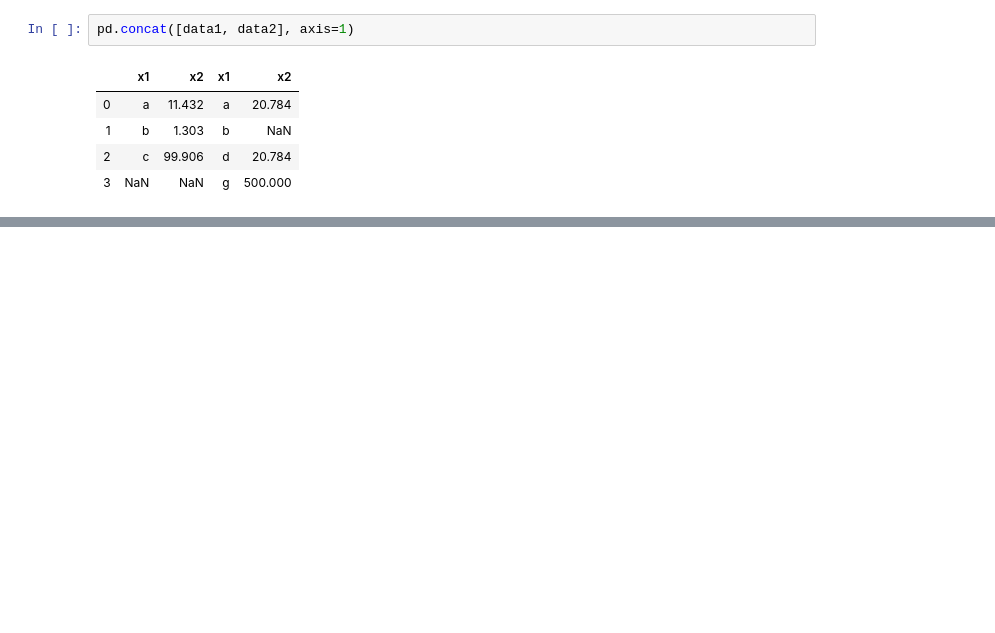
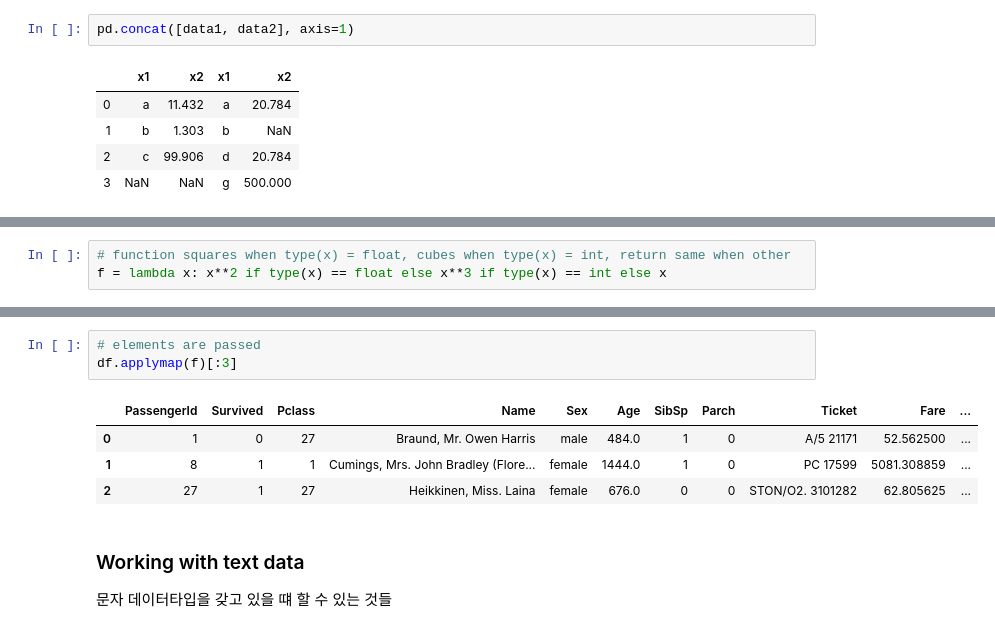
Before and after one commit to scalefreeus/peanuts, a Jupyter notebook: notebooks/data/pandas_cheat_sheet.ipynb, the cells around one changed output, grey strips where cells are left out. Saved outputs shown, nothing was run; the diff lists cells and outputs as text; blank space fills up the shorter version.

```diff
--- a/notebooks/data/pandas_cheat_sheet.ipynb
+++ b/notebooks/data/pandas_cheat_sheet.ipynb
@@ -641,0 +743,3 @@ pd.concat([data1, data2], axis=1)
+# %%
+# function squares when type(x) = float, cubes when type(x) = int, return same when other
+f = lambda x: x**2 if type(x) == float else x**3 if type(x) == int else x
@@ -641,0 +754,11 @@ pd.concat([data1, data2], axis=1)
+# %%
+# elements are passed
+df.applymap(f)[:3]
+# %% [output]
+|  | PassengerId | Survived | Pclass | Name | Sex | Age | SibSp | Parch | Ticket | Fare | ... |
+| 0 | 1 | 0 | 27 | Braund, Mr. Owen Harris | male | 484.0 | 1 | 0 | A/5 21171 | 52.562500 | ... |
+| 1 | 8 | 1 | 1 | Cumings, Mrs. John Bradley (Flore... | female | 1444.0 | 1 | 0 | PC 17599 | 5081.308859 | ... |
+| 2 | 27 | 1 | 27 | Heikkinen, Miss. Laina | female | 676.0 | 0 | 0 | STON/O2. 3101282 | 62.805625 | ... |
+# %% [markdown]
+### Working with text data
+문자 데이터타입을 갖고 있을 떄 할 수 있는 것들
```
Also changed, not shown: parts of 29 cells of this notebook.
